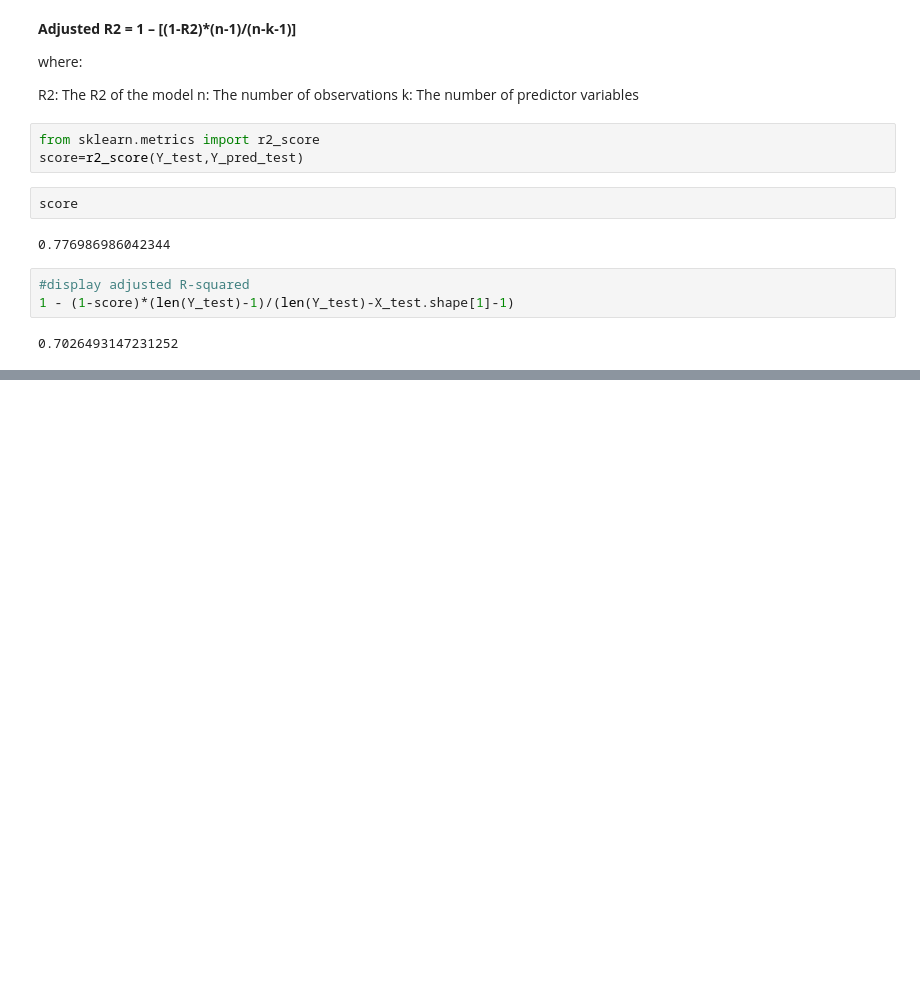
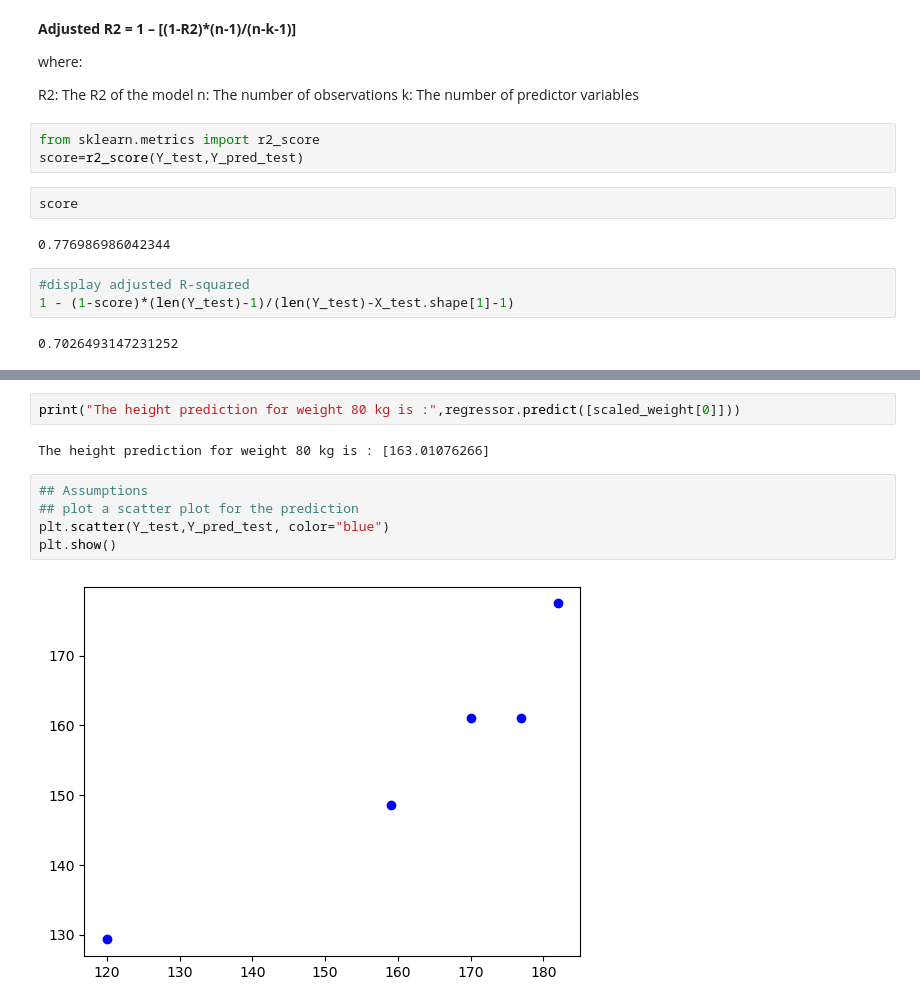
Before and after one commit to OmnitriX-7/Height-Predictor-Model, a Jupyter notebook: model.ipynb, the cells around one changed output, grey strips where cells are left out. Drawn from its saved outputs; the diff is of its cells as text; blank space fills up the shorter version.

Commit message:
r squared and adjusted r squared, plotting residuals

```diff
--- a/model.ipynb
+++ b/model.ipynb
@@ -163,0 +175,11 @@ score
+# %%
+print("The height prediction for weight 80 kg is :",regressor.predict([scaled_weight[0]]))
+# %% [output]
+The height prediction for weight 80 kg is : [163.01076266]
+# %%
+## Assumptions
+## plot a scatter plot for the prediction
+plt.scatter(Y_test,Y_pred_test, color="blue")
+plt.show()
+# %% [output]
+[figure, added]
```
Also changed, not shown: parts of 5 cells of this notebook.
